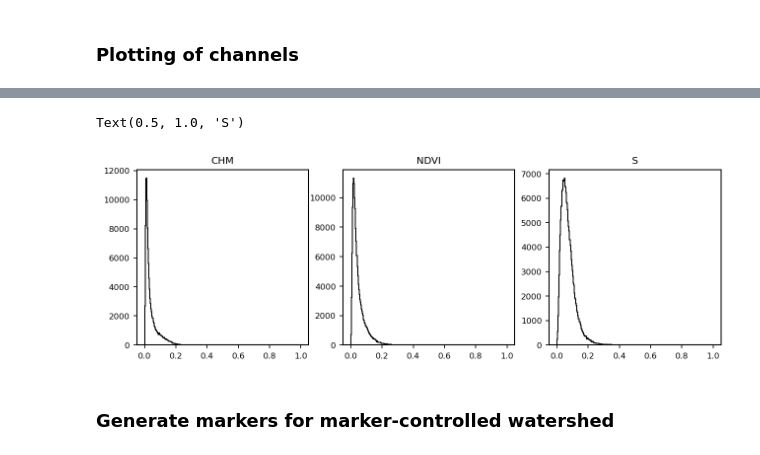
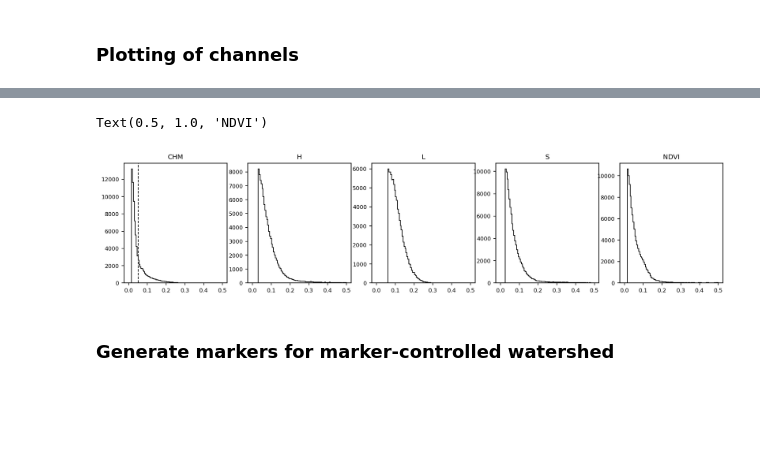
Before and after one commit to FlorianStehr/findatree, a Jupyter notebook: scripts/watershed_v01.ipynb, the cells around one changed output, grey strips where cells are left out. Saved outputs shown, nothing was run; the diff lists cells and outputs as text; code cells hidden in the pictures; blank space fills up the shorter version.

```diff
--- a/scripts/watershed_v01.ipynb
+++ b/scripts/watershed_v01.ipynb
@@ -24,9 +24,9 @@ dir_names.extend([r'C:\Data\lwf\DTM'])
 dir_names.extend([r'C:\Data\lwf\Orthophotos_2021'])
 
 file_names=[]
-file_names.extend(['Tnr_11626_D-20210719_DSM.tif'])
-file_names.extend(['tnr_11626_dtm.tif'])
-file_names.extend(['Tnr_11626_2021_Ortho.tif'])
+file_names.extend(['Tnr_12702_D-20210713_DSM.tif'])
+file_names.extend(['tnr_12702_dtm.tif'])
+file_names.extend(['Tnr_12702_2021_Ortho.tif'])
 
 
 paths=[os.path.join(dir_names[i],file_name) for i, file_name in enumerate(file_names)]
@@ -126,32 +127,44 @@ f, axs = visual.show_channels(
 # %%
-f, axs =plt.subplots(ncols=4, figsize=(12,3))
+perc_lower = 50
+f, axs =plt.subplots(ncols=5, figsize=(15,3))
 
 ax = axs[0]
-x = chm_grad[mask]
+x = chm_edge[mask]
 x = x[x>0]
-_ = ax.hist(x, histtype='step', bins=np.linspace(0,1,300), ec='k')
+hist = ax.hist(x, histtype='step', bins=np.linspace(0,0.5,100), ec='k')
+ax.axvline(np.mean(x), ls='--', c='k')
 ax.set_title('CHM')
 
-ax = axs[0]
-x = L_grad[mask]
+ax = axs[1]
+x = H_edge[mask]
 x = x[x>0]
-_ = ax.hist(x, histtype='step', bins=np.linspace(0,1,300), ec='k')
+hist = ax.hist(x, histtype='step', bins=np.linspace(0,0.5,100), ec='k')
+# ax.axvline(hist[1][np.argmax(hist[0])], ls='--', c='k')
+_ = ax.set_title('H')
+
+ax = axs[2]
+x = L_edge[mask]
+x = x[x>0]
+hist = ax.hist(x, histtype='step', bins=np.linspace(0,0.5,100), ec='k')
+# ax.axvline(hist[1][np.argmax(hist[0])], ls='--', c='k')
 ax.set_title('L')
 
-ax = axs[2]
-x = ndvi_grad[mask]
+ax = axs[3]
+x = S_edge[mask]
 x = x[x>0]
-_ = ax.hist(x, histtype='step', bins=np.linspace(0,1,300), ec='k')
+hist = ax.hist(x, histtype='step', bins=np.linspace(0,0.5,100), ec='k')
+# ax.axvline(hist[1][np.argmax(hist[0])], ls='--', c='k')
+_ = ax.set_title('S')
+
+ax = axs[4]
+x = ndvi_edge[mask]
+x = x[x>0]
+hist = ax.hist(x, histtype='step', bins=np.linspace(0,0.5,100), ec='k')
+# ax.axvline(hist[1][np.argmax(hist[0])], ls='--', c='k')
 ax.set_title('NDVI')
-
-ax = axs[3]
-x = S_grad[mask]
-x = x[x>0]
-_ = ax.hist(x, histtype='step', bins=np.linspace(0,1,300), ec='k')
-ax.set_title('S')
 # %% [output]
-Text(0.5, 1.0, 'S')
+Text(0.5, 1.0, 'NDVI')
-[figure, old version]
+[figure, new version]
 # %% [markdown]
 ### Generate markers for marker-controlled watershed
 # %%
```
Also changed, not shown: parts of 6 cells of this notebook, 5 other files.
